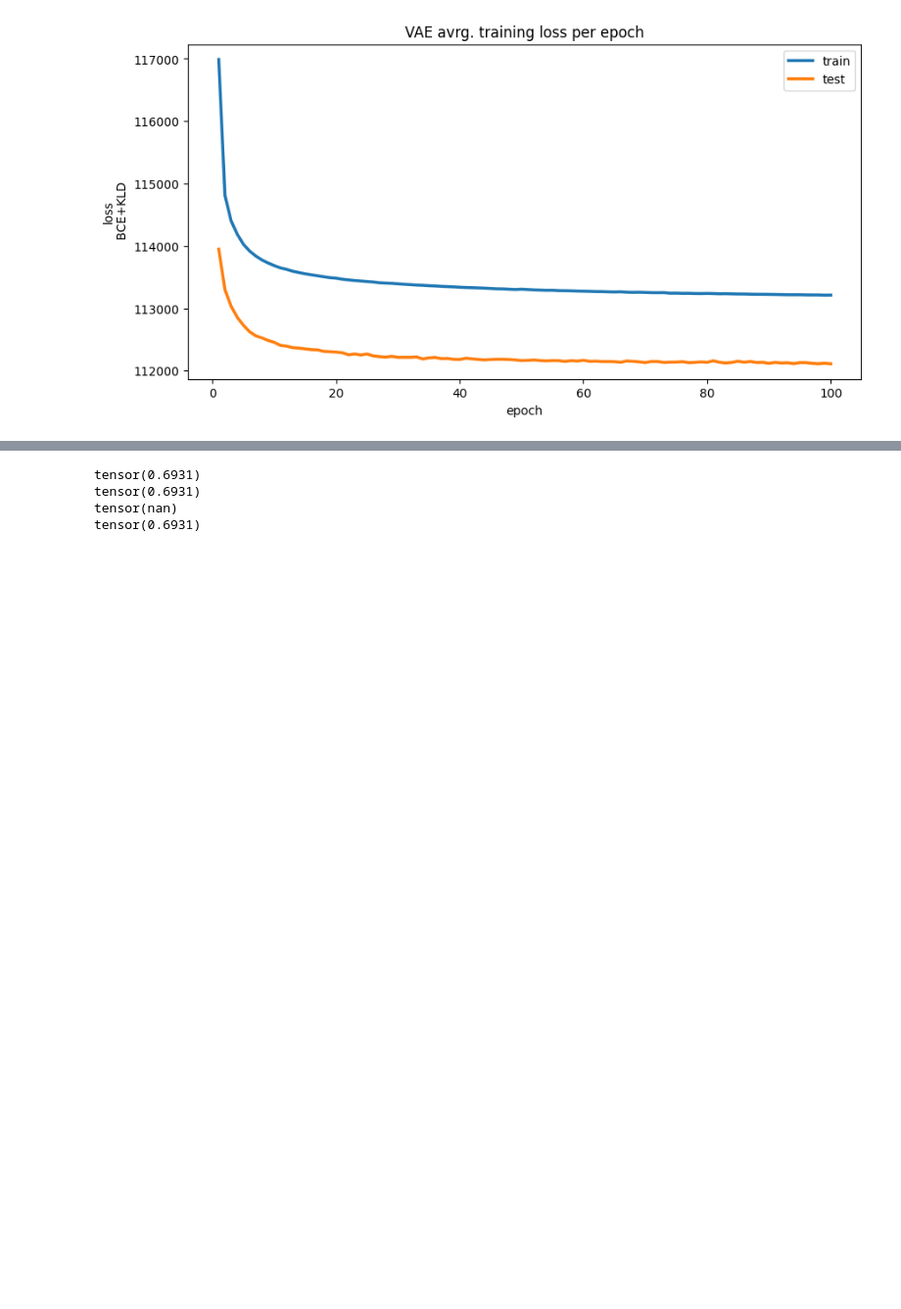
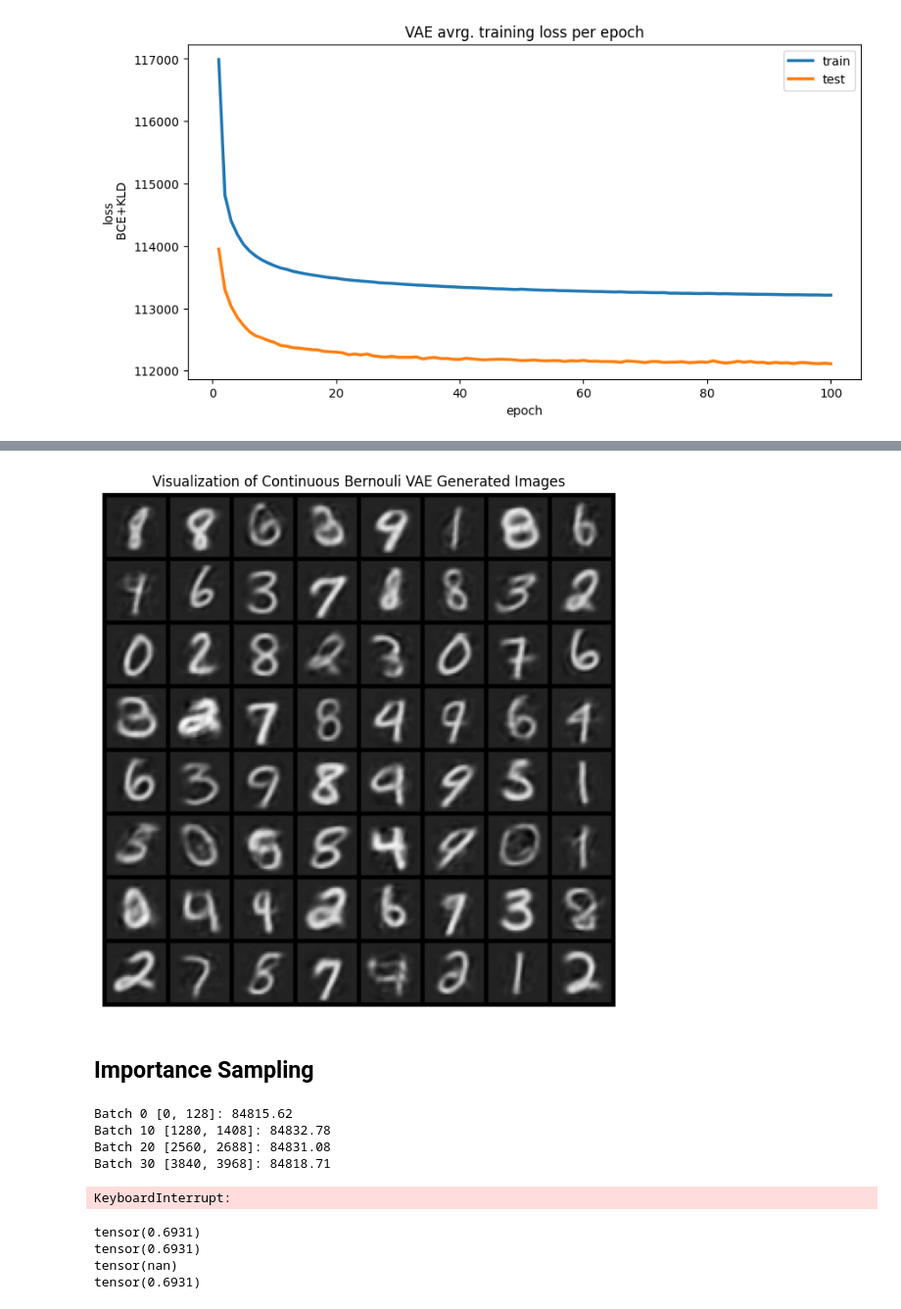
Before and after one commit to MadsFrandsen/PML-Exam, a Jupyter notebook: A.ipynb, the cells around one changed output, grey strips where cells are left out. Shown at 98% size. Drawn from its saved outputs; the diff is of its cells as text; code cells hidden in the pictures; blank space fills up the shorter version.

```diff
--- a/A.ipynb
+++ b/A.ipynb
@@ -297,0 +321,6 @@ plt.show()
+# %%
+draw_sample_image(model_cb_samples, "Continuous Bernouli VAE Generated Images")
+# %% [output]
+[figure, added]
+# %% [markdown]
+## Importance Sampling
@@ -298,3 +425,29 @@ plt.show()
+# %%
+def estimate_logpx(data, num_samples, m, verbosity=0, cb=False):
+    batches = []
+    iterations = int(np.ceil(1. * len(data) / batch_size))
+    for b in range(iterations):
+        batch_data = data[b * batch_size:(b+1) * batch_size]
+        if cb:
+            batches.append(estimate_logpx_batch_cb(batch_data, num_samples, m))
+        else:
+            batches.append(estimate_logpx_batch(batch_data, num_samples, m))
+        if verbosity and b % max(11 - verbosity, 1) == 0:
+            print("Batch %d [%d, %d]: %.2f" % (b, b*batch_size, (b+1) * batch_size,
+                                               np.mean(np.concatenate(batches))))
+            np.mean(np.concatenate(batches))
+    return np.mean(np.concatenate(batches))
+
+num_samples = 128
+
+logpx = estimate_logpx(train_data, num_samples, model_cb, verbosity=1, cb=True)
+print("log p(x) = %.2f" % logpx)
+# %% [output]
+Batch 0 [0, 128]: 84815.62
+Batch 10 [1280, 1408]: 84832.78
+Batch 20 [2560, 2688]: 84831.08
+Batch 30 [3840, 3968]: 84818.71
+KeyboardInterrupt:
 # %%
 def constant(lambda_, eps=1e-5):
     c = 2. * torch.arctanh(1. - 2. * lambda_) / (1. - 2. * lambda_)
```
Also changed, not shown: parts of 12 cells of this notebook.
